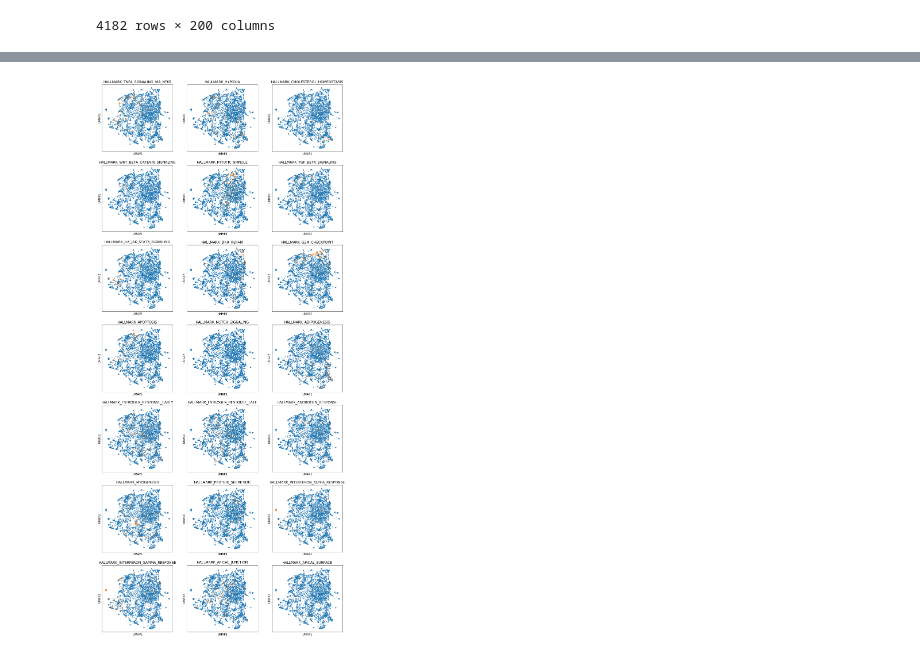
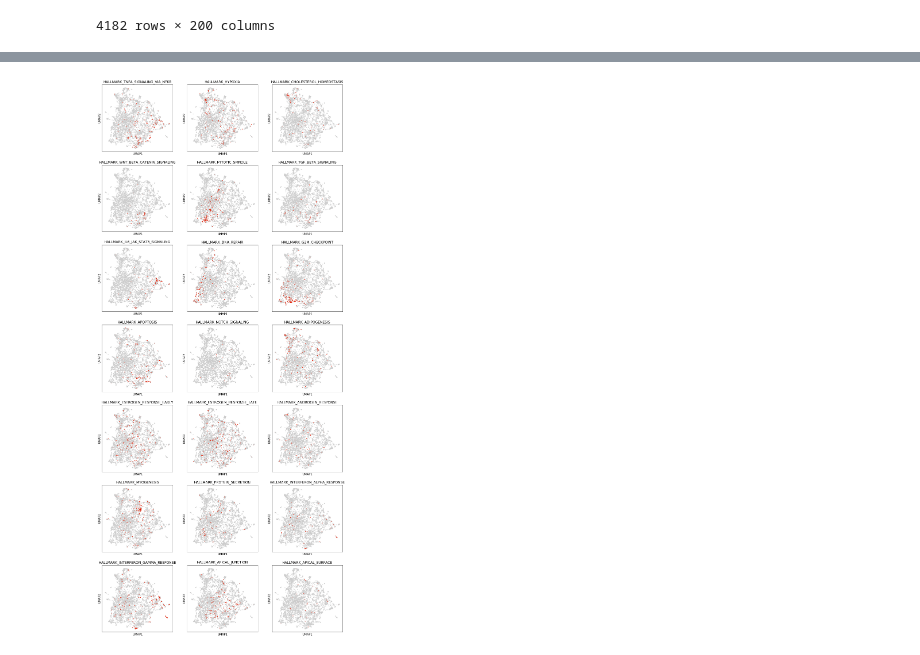
Before and after one commit to mbernste/gene-word-vector-exploration, a Jupyter notebook: gene_wv_clustering.ipynb, the cells around one changed output, grey strips where cells are left out. Saved outputs shown, nothing was run; the diff lists cells and outputs as text; code cells hidden in the pictures.

```diff
--- a/gene_wv_clustering.ipynb
+++ b/gene_wv_clustering.ipynb
@@ -77,13 +87,14 @@ def _color_indices(gene_set, genes, gene_set_to_genes):
             col_inds.append(0)
     return col_inds
 
-def _scatterplot_color_by_gene_set(gene_set, genes, gene_to_gene_sets, ax=None):
+def _scatterplot_color_by_gene_set(gene_set, genes, gene_to_gene_sets, X, ax=None, dot_size=2):
+    colors = ['#CCCCCC', '#de1a00']
     ax.scatter(
-        X_umap[:,0],
-        X_umap[:,1],
-        s=2,
+        X[:,0],
+        X[:,1],
+        s=dot_size,
         c=[
-            sns.color_palette()[ci]
+            colors[ci]
             for ci in _color_indices(
                 gene_set,
                 df.index,
@@ -102,31 +113,32 @@ gene_set_grid = [
     ['HALLMARK_TNFA_SIGNALING_VIA_NFKB', 'HALLMARK_HYPOXIA', 'HALLMARK_CHOLESTEROL_HOMEOSTASIS'],
     ['HALLMARK_WNT_BETA_CATENIN_SIGNALING', 'HALLMARK_MITOTIC_SPINDLE', 'HALLMARK_TGF_BETA_SIGNALING'],
     ['HALLMARK_IL6_JAK_STAT3_SIGNALING', 'HALLMARK_DNA_REPAIR', 'HALLMARK_G2M_CHECKPOINT'],
     ['HALLMARK_APOPTOSIS', 'HALLMARK_NOTCH_SIGNALING', 'HALLMARK_ADIPOGENESIS'],
     ['HALLMARK_ESTROGEN_RESPONSE_EARLY', 'HALLMARK_ESTROGEN_RESPONSE_LATE', 'HALLMARK_ANDROGEN_RESPONSE'],
     ['HALLMARK_MYOGENESIS', 'HALLMARK_PROTEIN_SECRETION', 'HALLMARK_INTERFERON_ALPHA_RESPONSE'],
     ['HALLMARK_INTERFERON_GAMMA_RESPONSE', 'HALLMARK_APICAL_JUNCTION', 'HALLMARK_APICAL_SURFACE']
 ]
 
 figure, axarr = plt.subplots(
     len(gene_set_grid),
     len(gene_set_grid[0]),
     figsize = (
         5*len(gene_set_grid[0]),
         5*len(gene_set_grid)
     )
 )
 
 for r_i, ax_row in enumerate(axarr):
     for c_i, ax in enumerate(ax_row):
         gene_set = gene_set_grid[r_i][c_i]
         _scatterplot_color_by_gene_set(
             gene_set,
             df.index,
             gene_to_gene_sets,
+            X_umap,
             ax=ax
         )
 
 figure.savefig('hallmark_umap_plots.png', format='png', dpi=150)
 # %% [output]
-[figure, old version]
+[figure, new version]
```
Also changed, not shown: parts of 8 cells of this notebook.
